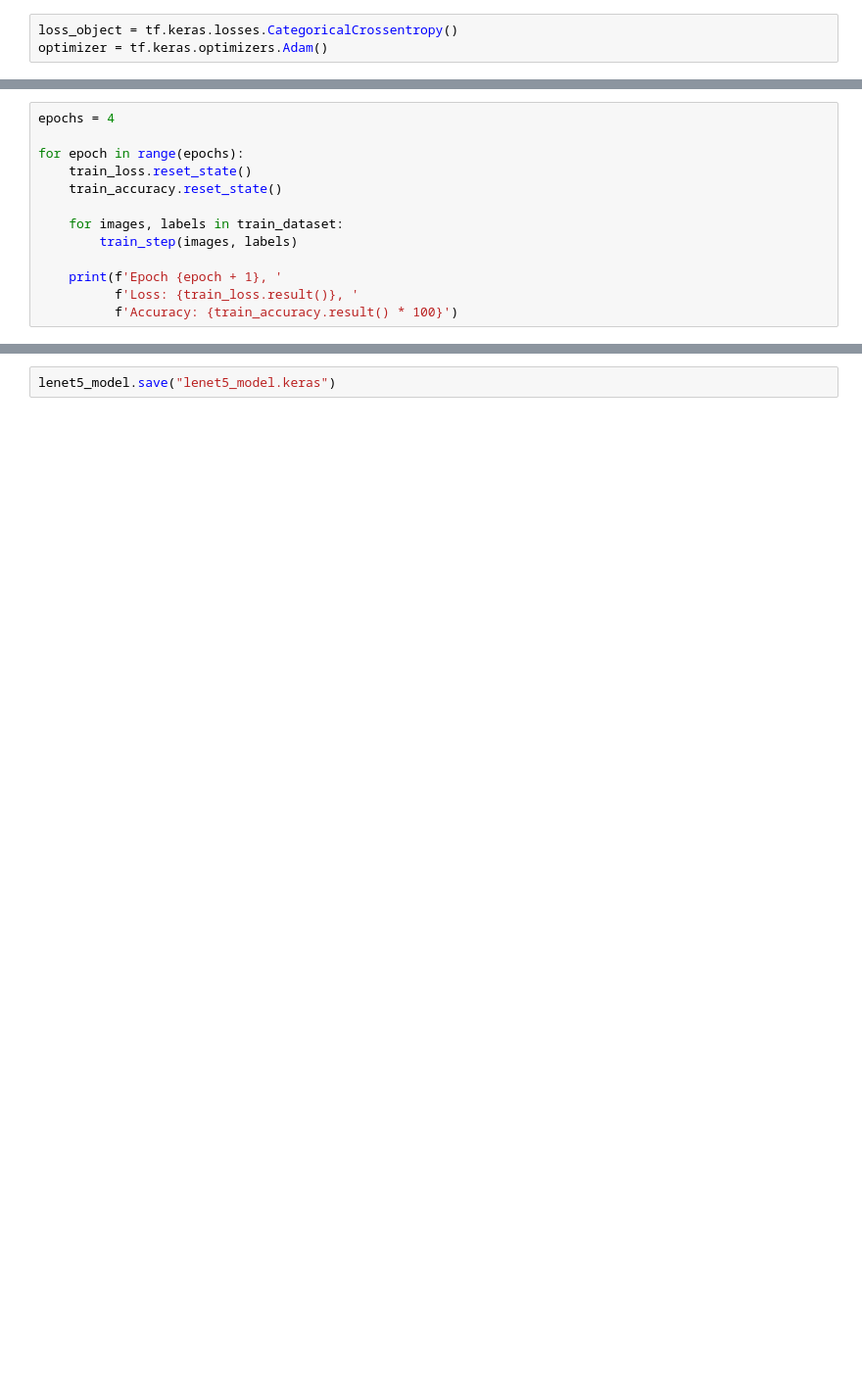
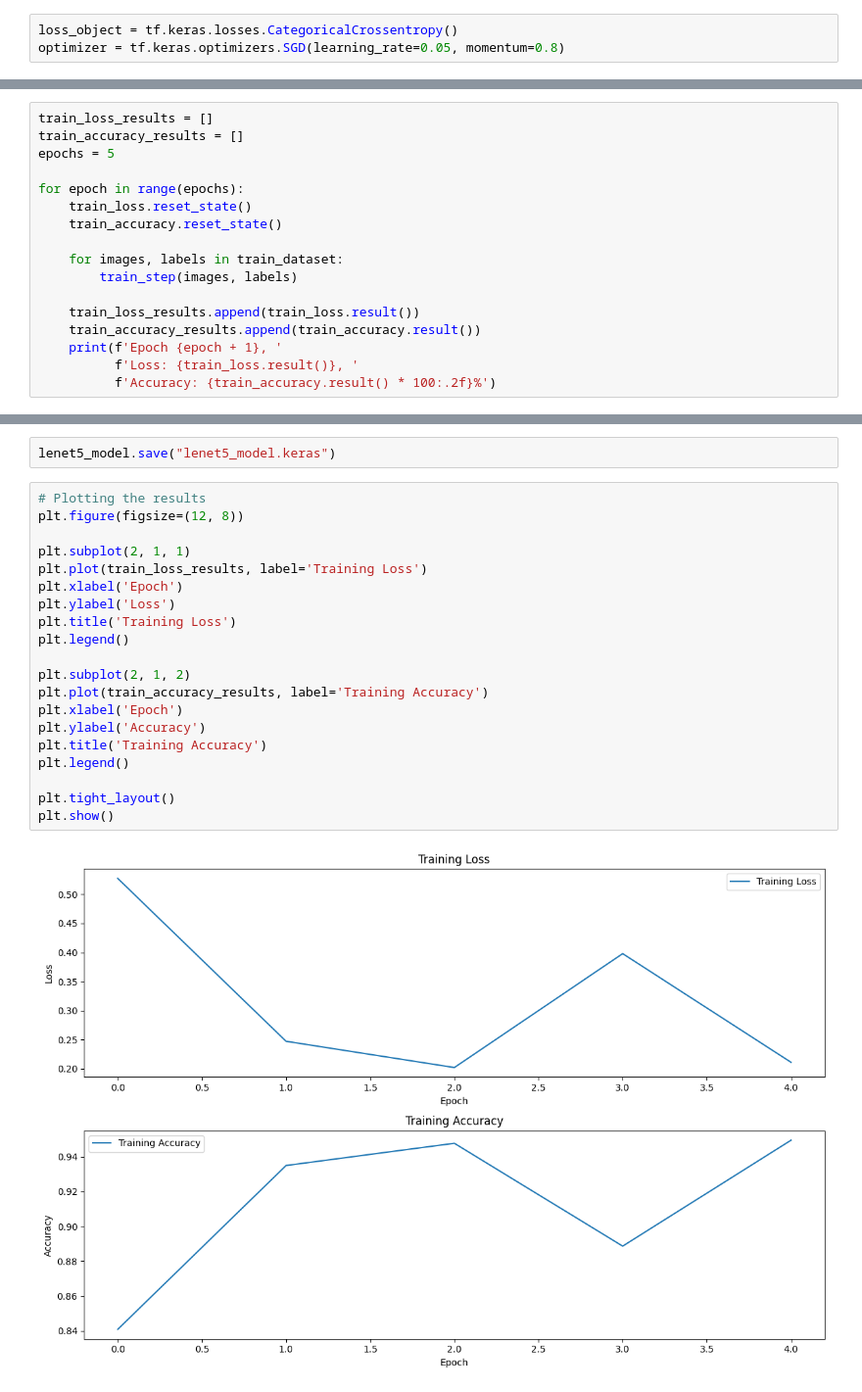
Before and after one commit to Lukas-Kozel/LeNet-5-playground, a Jupyter notebook: training.ipynb, the cells around one changed output, grey strips where cells are left out. Shown at 98% size. Drawn from its saved outputs; the diff is of its cells as text; blank space fills up the shorter version.

Commit message:
switched from Adam to SGD + some minor changes in real time classification to improve the stability

```diff
--- a/training.ipynb
+++ b/training.ipynb
@@ -154,7 +194,7 @@ print(train_dataset)
 <_BatchDataset element_spec=(TensorSpec(shape=(None, 32, 32), dtype=tf.float32, name=None), TensorSpec(shape=(None, 10), dtype=tf.float64, name=None))>
 # %%
 loss_object = tf.keras.losses.CategoricalCrossentropy()
-optimizer = tf.keras.optimizers.Adam()
+optimizer = tf.keras.optimizers.SGD(learning_rate=0.05, momentum=0.8)
 # %%
 train_loss = tf.keras.metrics.Mean(name='train_loss')
 train_accuracy = tf.keras.metrics.CategoricalAccuracy(name='train_accuracy')
@@ -169,7 +209,9 @@ def train_step(images, labels):
     train_loss(loss)
     train_accuracy(labels, predictions)
 # %%
-epochs = 4
+train_loss_results = []
+train_accuracy_results = []
+epochs = 5
 
 for epoch in range(epochs):
     train_loss.reset_state()
@@ -178,7 +220,9 @@ for epoch in range(epochs):
     for images, labels in train_dataset:
         train_step(images, labels)
 
+    train_loss_results.append(train_loss.result())
+    train_accuracy_results.append(train_accuracy.result())
     print(f'Epoch {epoch + 1}, '
           f'Loss: {train_loss.result()}, '
-          f'Accuracy: {train_accuracy.result() * 100}')
+          f'Accuracy: {train_accuracy.result() * 100:.2f}%')
 # %% [output]
@@ -193,2 +234,24 @@ Epoch 4, Loss: 0.09979362785816193, Accuracy: 96.85333251953125
 # %%
 lenet5_model.save("lenet5_model.keras")
+# %%
+# Plotting the results
+plt.figure(figsize=(12, 8))
+
+plt.subplot(2, 1, 1)
+plt.plot(train_loss_results, label='Training Loss')
+plt.xlabel('Epoch')
+plt.ylabel('Loss')
+plt.title('Training Loss')
+plt.legend()
+
+plt.subplot(2, 1, 2)
+plt.plot(train_accuracy_results, label='Training Accuracy')
+plt.xlabel('Epoch')
+plt.ylabel('Accuracy')
+plt.title('Training Accuracy')
+plt.legend()
+
+plt.tight_layout()
+plt.show()
+# %% [output]
+[figure, added]
```
Also changed, not shown: parts of 11 cells of this notebook, 2 other files.
